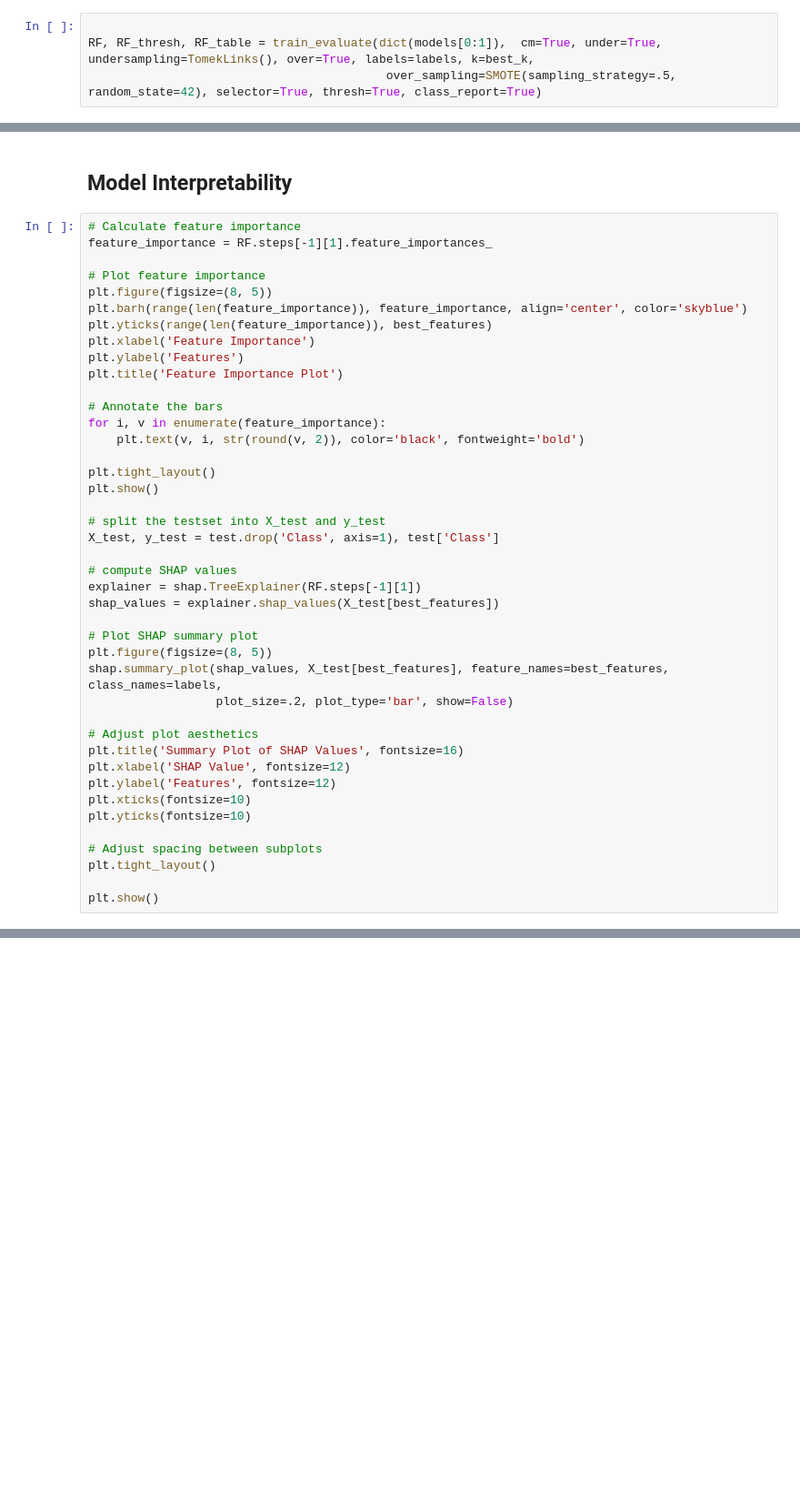
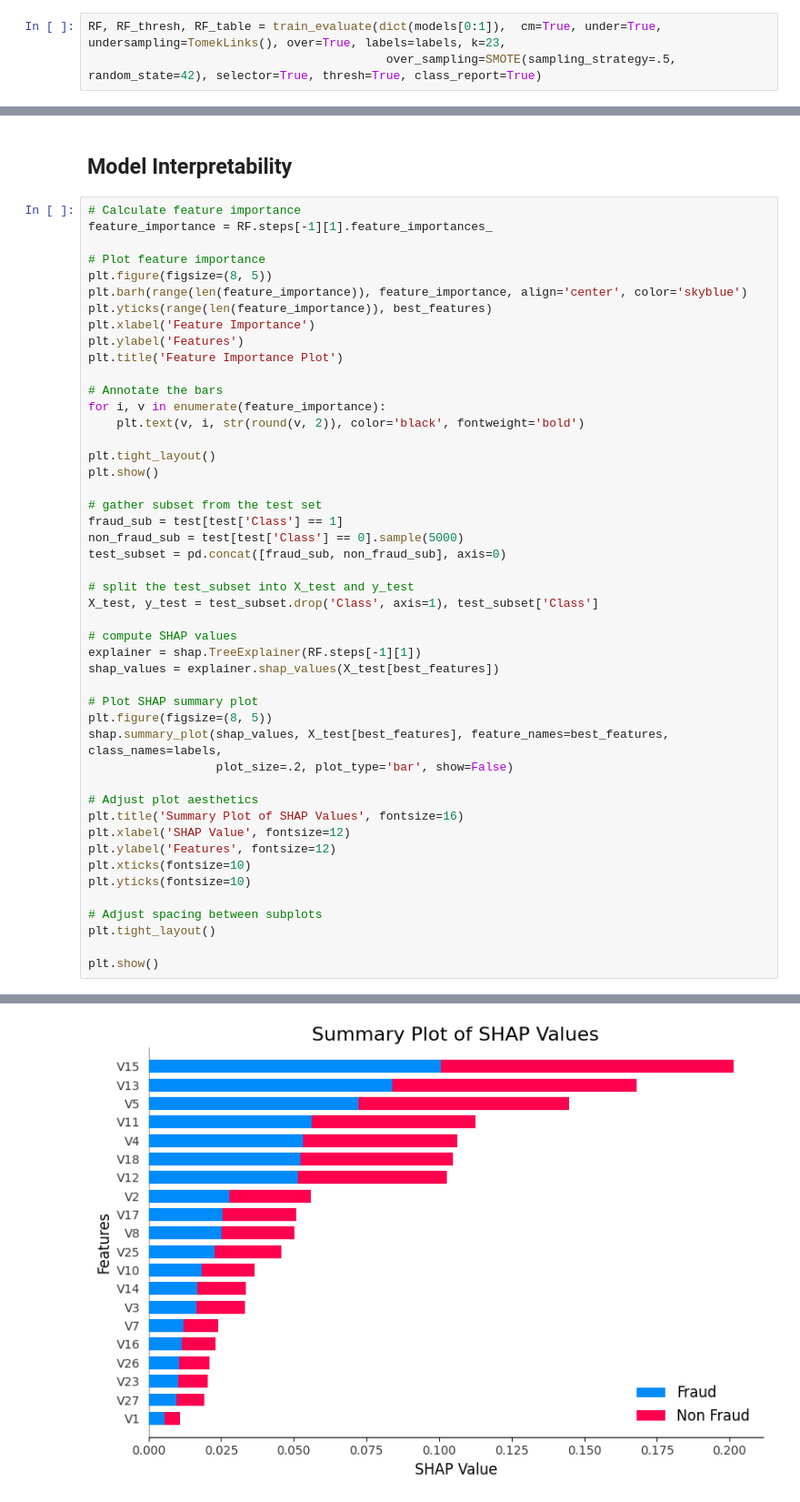
Before and after one commit to KevinChima/Credit-Card-Fraud, a Jupyter notebook: CreditCardFraud.ipynb, the cells around one changed output, grey strips where cells are left out. Shown at 91% size. Drawn from its saved outputs; the diff is of its cells as text; blank space fills up the shorter version.

```diff
--- a/CreditCardFraud.ipynb
+++ b/CreditCardFraud.ipynb
@@ -1307,8 +1307,7 @@ Index(['Time', 'V1', 'V2', 'V3', 'V4', 'V5', 'V7', 'V8', 'V10', 'V11', 'V12',
 # %% [markdown]
 Now that we have identified the best subset of features that significantly improve the performance of the LGBM model, we can leverage this knowledge to enhance the performance of other models as well. To achieve this, we can generalize the feature selection process by passing the best k features to the `k` argument of the train_evaluate function. In addition, we will set  the `selector` argument to True in the constructor of the train_evaluate function to ensure that the models are trained and evaluated only on the selected subset of features. By extrapolating the feature selection process to all models, we can harness the power of feature subset optimization and create more efficient and accurate models. This approach reduces the dimensionality of the data and focuses on the most informative features, which can enhance model interpretability, reduce overfitting, and improve generalization to unseen data.
 # %%
-
-RF, RF_thresh, RF_table = train_evaluate(dict(models[0:1]),  cm=True, under=True, undersampling=TomekLinks(), over=True, labels=labels, k=best_k,
+RF, RF_thresh, RF_table = train_evaluate(dict(models[0:1]),  cm=True, under=True, undersampling=TomekLinks(), over=True, labels=labels, k=23,
                                           over_sampling=SMOTE(sampling_strategy=.5,  random_state=42), selector=True, thresh=True, class_report=True)
 # %% [output]
 The best threshold for is model is: 0.6899999999999997
@@ -1509,32 +1519,38 @@ plt.title('Feature Importance Plot')
 # Annotate the bars
 for i, v in enumerate(feature_importance):
     plt.text(v, i, str(round(v, 2)), color='black', fontweight='bold')
 
 plt.tight_layout()
 plt.show()
 
-# split the testset into X_test and y_test
-X_test, y_test = test.drop('Class', axis=1), test['Class']
+# gather subset from the test set
+fraud_sub = test[test['Class'] == 1]
+non_fraud_sub = test[test['Class'] == 0].sample(5000)
+test_subset = pd.concat([fraud_sub, non_fraud_sub], axis=0)
+
+# split the test_subset into X_test and y_test
+X_test, y_test = test_subset.drop('Class', axis=1), test_subset['Class']
 
 # compute SHAP values
 explainer = shap.TreeExplainer(RF.steps[-1][1])
 shap_values = explainer.shap_values(X_test[best_features])
 
 # Plot SHAP summary plot
 plt.figure(figsize=(8, 5))
 shap.summary_plot(shap_values, X_test[best_features], feature_names=best_features, class_names=labels,
                   plot_size=.2, plot_type='bar', show=False)
 
 # Adjust plot aesthetics
 plt.title('Summary Plot of SHAP Values', fontsize=16)
 plt.xlabel('SHAP Value', fontsize=12)
 plt.ylabel('Features', fontsize=12)
 plt.xticks(fontsize=10)
 plt.yticks(fontsize=10)
 
 # Adjust spacing between subplots
 plt.tight_layout()
 
 plt.show()
 # %% [output]
 [figure]
+[figure, added]
```
Also changed, not shown: parts of 4 cells of this notebook.
